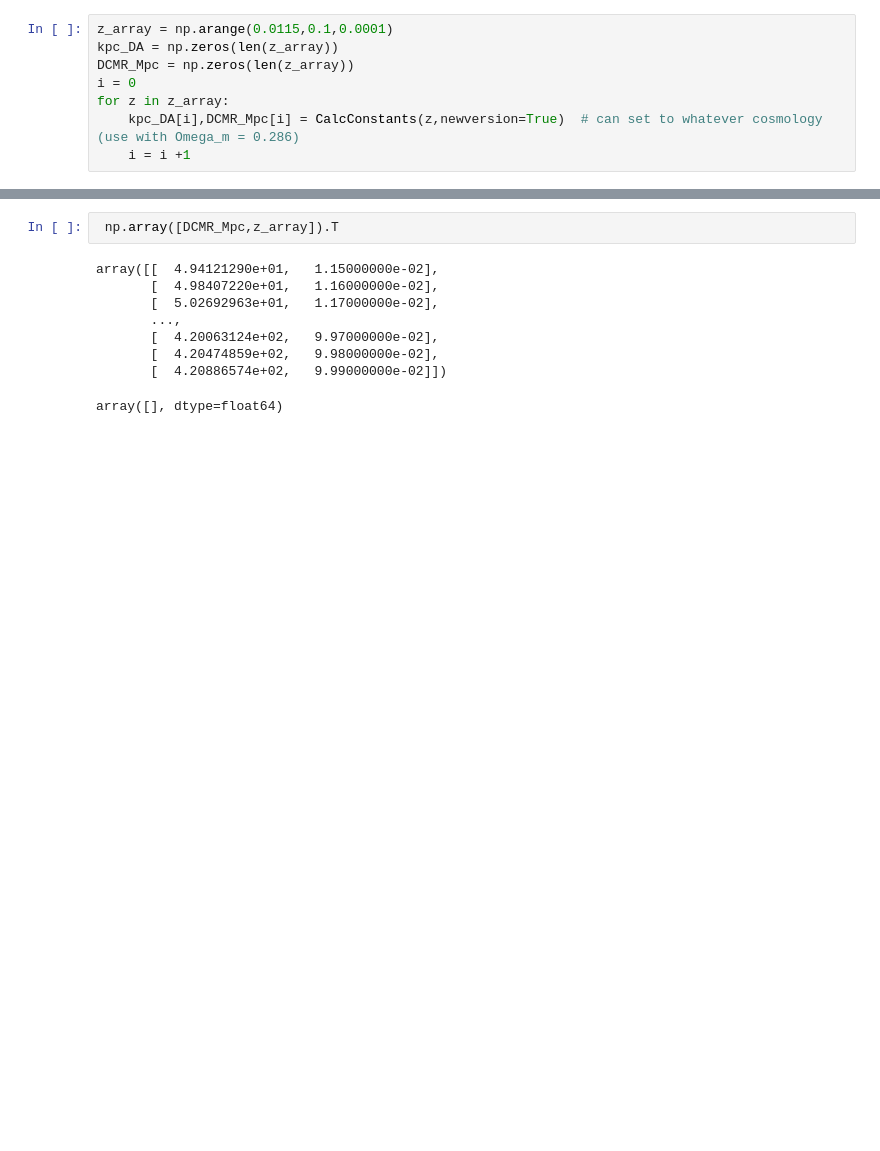
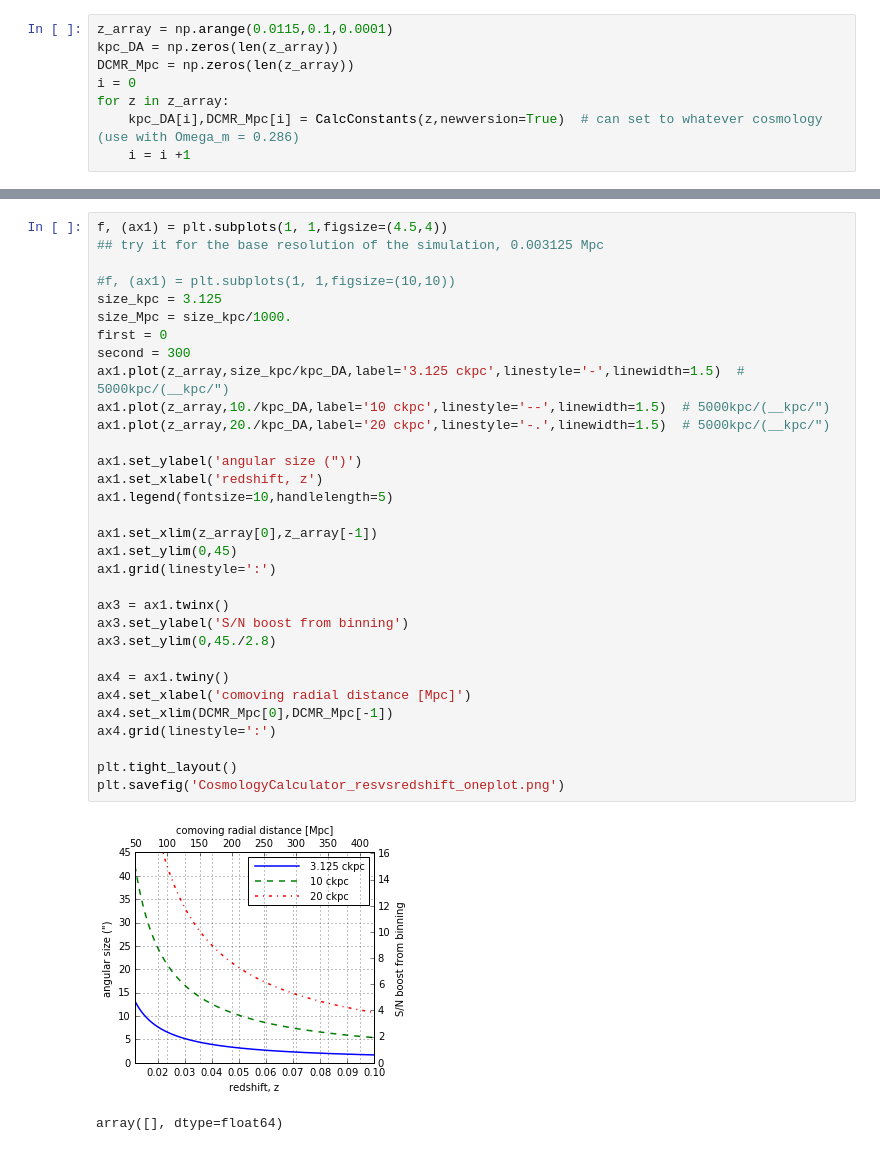
Before and after one commit to lokhorst/HalphaScripts, a Jupyter notebook: CosmologyCalculator.ipynb, the cells around one changed output, grey strips where cells are left out. Drawn from its saved outputs; the diff is of its cells as text; blank space fills up the shorter version.

```diff
--- a/CosmologyCalculator.ipynb
+++ b/CosmologyCalculator.ipynb
@@ -322,13 +335,37 @@ plt.tight_layout()
-# %%
- np.array([DCMR_Mpc,z_array]).T
-# %% [output]
-array([[  4.94121290e+01,   1.15000000e-02],
-       [  4.98407220e+01,   1.16000000e-02],
-       [  5.02692963e+01,   1.17000000e-02],
-       ...,
-       [  4.20063124e+02,   9.97000000e-02],
-       [  4.20474859e+02,   9.98000000e-02],
-       [  4.20886574e+02,   9.99000000e-02]])
+# %%
+f, (ax1) = plt.subplots(1, 1,figsize=(4.5,4))
+## try it for the base resolution of the simulation, 0.003125 Mpc
+
+#f, (ax1) = plt.subplots(1, 1,figsize=(10,10))
+size_kpc = 3.125
+size_Mpc = size_kpc/1000.
+first = 0
+second = 300
+ax1.plot(z_array,size_kpc/kpc_DA,label='3.125 ckpc',linestyle='-',linewidth=1.5)  # 5000kpc/(__kpc/")
+ax1.plot(z_array,10./kpc_DA,label='10 ckpc',linestyle='--',linewidth=1.5)  # 5000kpc/(__kpc/")
+ax1.plot(z_array,20./kpc_DA,label='20 ckpc',linestyle='-.',linewidth=1.5)  # 5000kpc/(__kpc/")
+
+ax1.set_ylabel('angular size (")')
+ax1.set_xlabel('redshift, z')
+ax1.legend(fontsize=10,handlelength=5)
+
+ax1.set_xlim(z_array[0],z_array[-1])
+ax1.set_ylim(0,45)
+ax1.grid(linestyle=':')
+
+ax3 = ax1.twinx()
+ax3.set_ylabel('S/N boost from binning')
+ax3.set_ylim(0,45./2.8)
+
+ax4 = ax1.twiny()
+ax4.set_xlabel('comoving radial distance [Mpc]')
+ax4.set_xlim(DCMR_Mpc[0],DCMR_Mpc[-1])
+ax4.grid(linestyle=':')
+
+plt.tight_layout()
+plt.savefig('CosmologyCalculator_resvsredshift_oneplot.png')
+# %% [output]
+[figure, added]
 # %%
 # %% [output]
 array([], dtype=float64)
```
Also changed, not shown: parts of 1 cell of this notebook, 1 other file.
